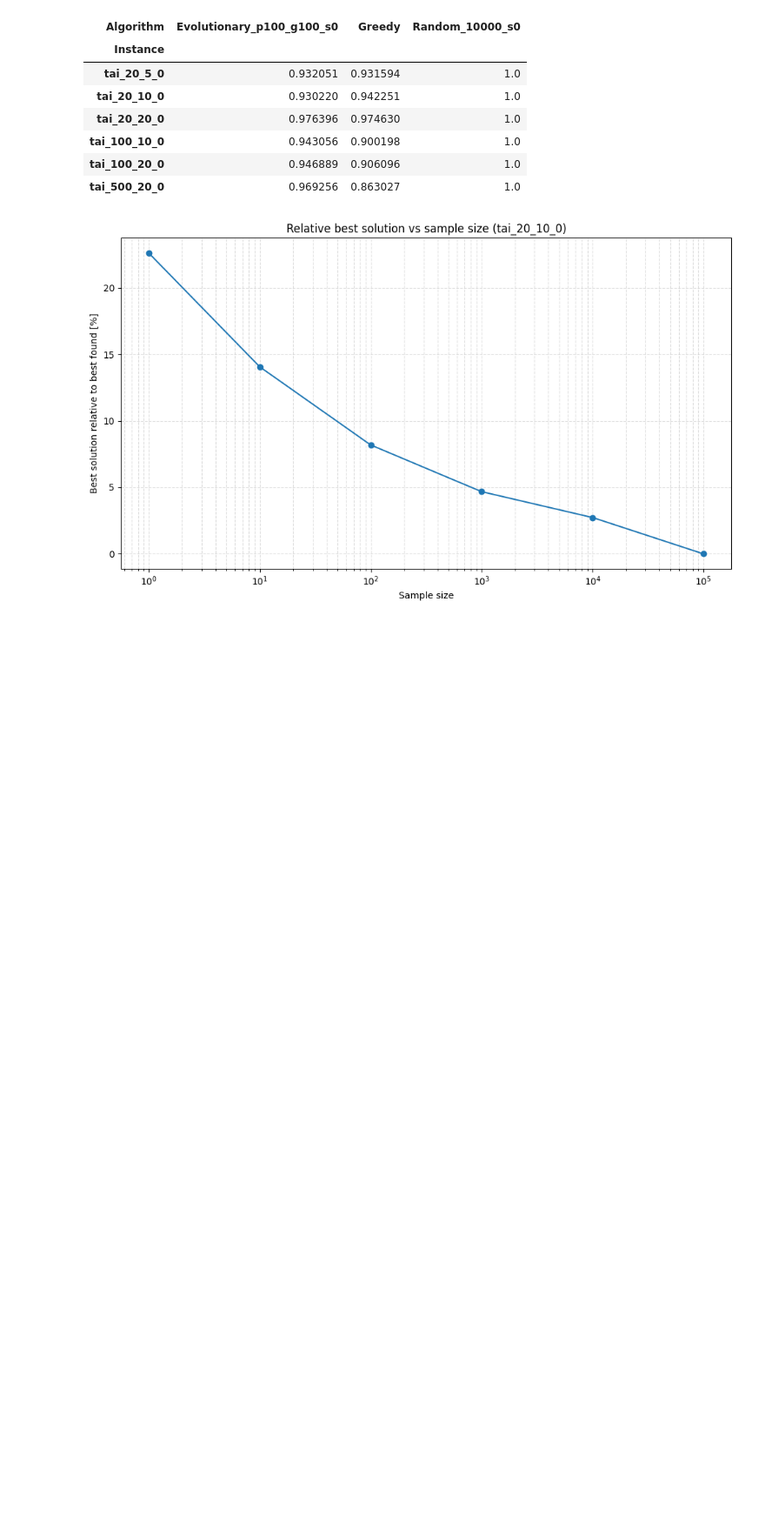
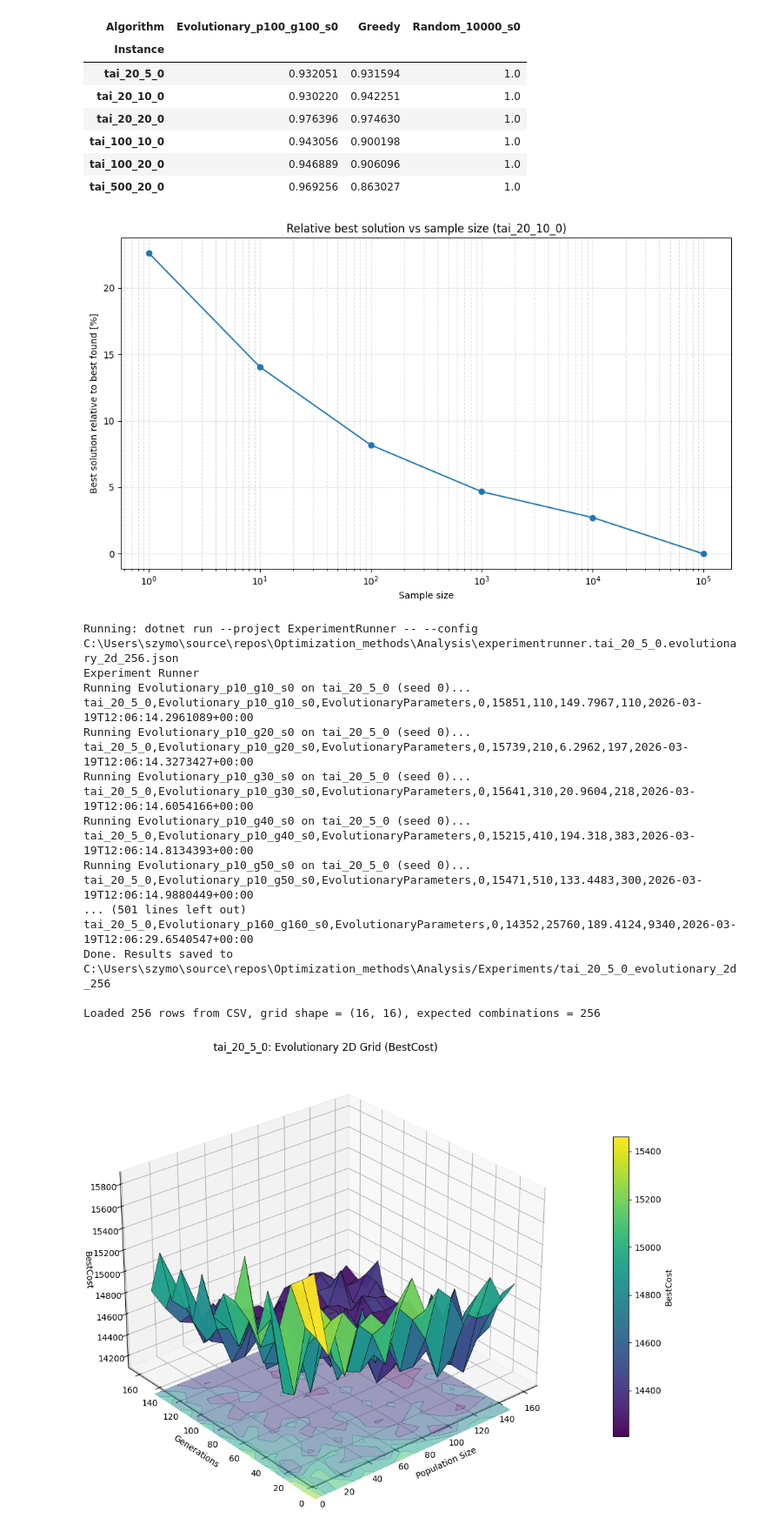
Before and after one commit to CichySA/Optimization_methods, a Jupyter notebook: Analysis/Test.ipynb, the cells around one changed output. Shown at 87% size. Cells and saved outputs as stored; diff of their text form; code cells hidden in the pictures; blank space fills up the shorter version.

```diff
--- a/Analysis/Test.ipynb
+++ b/Analysis/Test.ipynb
@@ -220,3 +220,61 @@ plt.tight_layout()
 plt.show()
 # %% [output]
 [figure]
+# %%
+import re
+import subprocess
+from pathlib import Path
+
+import matplotlib.pyplot as plt
+import numpy as np
+import pandas as pd
+
+repo_root = Path.cwd().resolve().parent
+config_path = repo_root / "Analysis" / "experimentrunner.tai_20_5_0.evolutionary_2d_256.json"
+
+if not config_path.exists():
+    raise FileNotFoundError(f"Config not found: {config_path}")
+
+cmd = [
+    "dotnet",
+    "run",
+    "--project",
+    "ExperimentRunner",
+    "--",
+    "--config",
+    str(config_path),
+]
+
+print("Running:", " ".join(cmd))
+run_result = subprocess.run(
+    cmd,
+    cwd=repo_root,
+    capture_output=True,
+    text=True,
+    check=False,
+ )
+
+print(run_result.stdout)
+if run_result.stderr.strip():
+    print("STDERR:\n" + run_result.stderr)
+if run_result.returncode != 0:
+    raise RuntimeError(f"ExperimentRunner failed with exit code {run_result.returncode}")
+# %% [output]
+Running: dotnet run --project ExperimentRunner -- --config C:\Users\szymo\source\repos\Optimization_methods\Analysis\experimentrunner.tai_20_5_0.evolutionary_2d_256.json
+Experiment Runner
+Running Evolutionary_p10_g10_s0 on tai_20_5_0 (seed 0)...
+tai_20_5_0,Evolutionary_p10_g10_s0,EvolutionaryParameters,0,15851,110,149.7967,110,2026-03-19T12:06:14.2961089+00:00
+Running Evolutionary_p10_g20_s0 on tai_20_5_0 (seed 0)...
+tai_20_5_0,Evolutionary_p10_g20_s0,EvolutionaryParameters,0,15739,210,6.2962,197,2026-03-19T12:06:14.3273427+00:00
+Running Evolutionary_p10_g30_s0 on tai_20_5_0 (seed 0)...
+tai_20_5_0,Evolutionary_p10_g30_s0,EvolutionaryParameters,0,15641,310,20.9604,218,2026-03-19T12:06:14.6054166+00:00
+Running Evolutionary_p10_g40_s0 on tai_20_5_0 (seed 0)...
+tai_20_5_0,Evolutionary_p10_g40_s0,EvolutionaryParameters,0,15215,410,194.318,383,2026-03-19T12:06:14.8134393+00:00
+Running Evolutionary_p10_g50_s0 on tai_20_5_0 (seed 0)...
+tai_20_5_0,Evolutionary_p10_g50_s0,EvolutionaryParameters,0,15471,510,133.4483,300,2026-03-19T12:06:14.9880449+00:00
+... (501 lines left out)
+tai_20_5_0,Evolutionary_p160_g160_s0,EvolutionaryParameters,0,14352,25760,189.4124,9340,2026-03-19T12:06:29.6540547+00:00
+Done. Results saved to C:\Users\szymo\source\repos\Optimization_methods\Analysis/Experiments/tai_20_5_0_evolutionary_2d_256
+
+Loaded 256 rows from CSV, grid shape = (16, 16), expected combinations = 256
+[figure, added]
```
Also changed, not shown: parts of 3 cells of this notebook, 6 other files.
